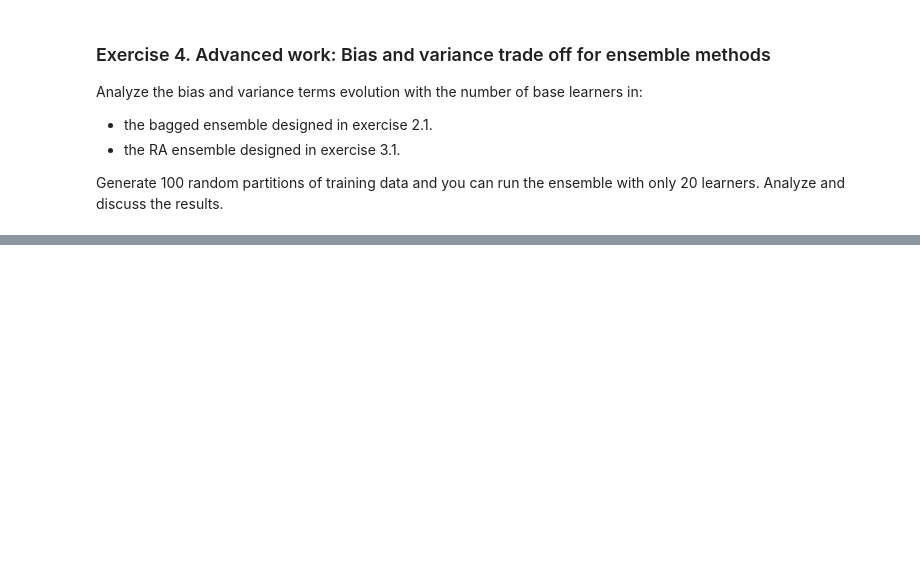
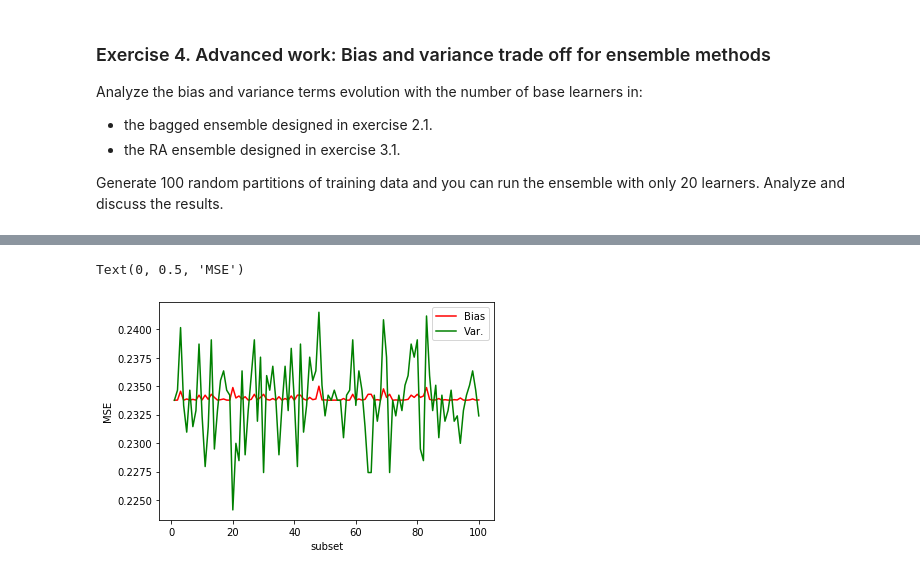
Before and after one commit to ikerarana/Machine-Learning-Notebooks, a Jupyter notebook: Curso Machine Learning UC3M Python/Week 6 - Homework 2 - Ensemblew Methods/HW2.ipynb, the cells around one changed output, grey strips where cells are left out. Drawn from its saved outputs; the diff is of its cells as text; code cells hidden in the pictures; blank space fills up the shorter version.

```diff
--- a/Curso Machine Learning UC3M Python/Week 6 - Homework 2 - Ensemblew Methods/HW2.ipynb
+++ b/Curso Machine Learning UC3M Python/Week 6 - Homework 2 - Ensemblew Methods/HW2.ipynb
@@ -1000,0 +1051,11 @@ Generate 100 random partitions of training data and you can run the ensemble wit
+# %%
+# generamos 100 particiones aleatorias de datos
+particionesDatos = []
+numParticiones=100
+
+for i in range(1,numParticiones+1):
+  samplesid = np.random.choice(N, Nsub, replace=False)
+
+  # generamos tupla con los datos X e Y la guardamos en la lista
+  tupla = (X[samplesid,:],Y[samplesid])
+  particionesDatos.append(tupla)
@@ -1000,0 +1193,12 @@ Generate 100 random partitions of training data and you can run the ensemble wit
+# %%
+plt.figure()
+plt.plot(range(1,numParticiones+1), bias,'r', label='Bias')
+plt.plot(range(1,numParticiones+1), var,'g', label='Var.')
+
+
+plt.legend()
+plt.xlabel('subset')
+plt.ylabel('MSE')
+# %% [output]
+Text(0, 0.5, 'MSE')
+[figure, added]
```
Also changed, not shown: parts of 23 cells of this notebook.
